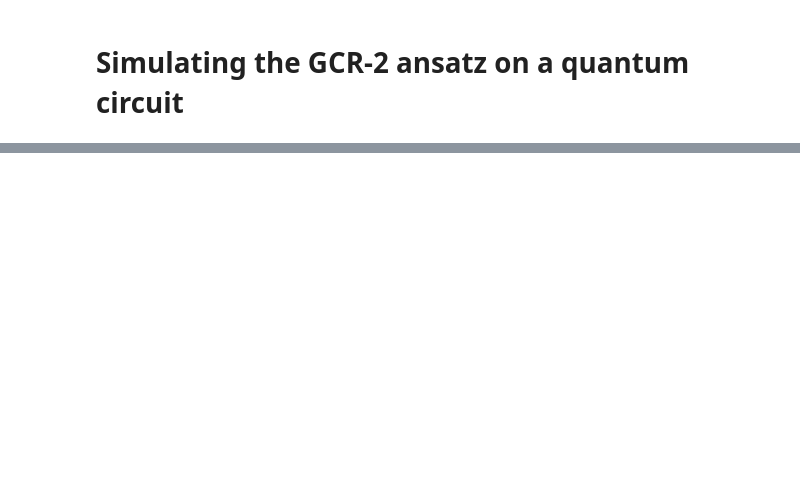
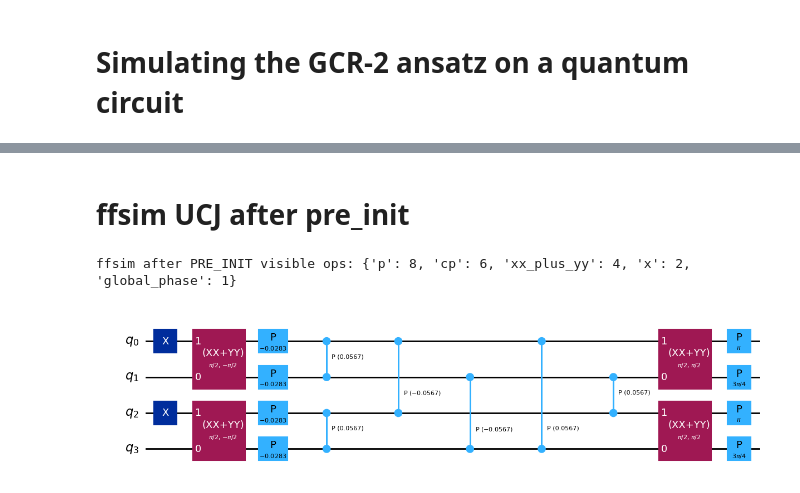
Before and after one commit to davidomanovic/xquces, a Jupyter notebook: examples/igcr2_circuit.ipynb, the cells around one changed output, grey strips where cells are left out. Saved outputs shown, nothing was run; the diff lists cells and outputs as text; code cells hidden in the pictures; blank space fills up the shorter version.

```diff
--- a/examples/igcr2_circuit.ipynb
+++ b/examples/igcr2_circuit.ipynb
@@ -134,0 +202,12 @@ ops:             cx: 1920, rz: 4509, sx: 3988, x: 21
+# %% [markdown]
+# ffsim UCJ after pre_init
+# %%
+import ffsim.qiskit
+
+h2_ffsim_after_pre_init_givens = ffsim.qiskit.PRE_INIT.run(h2_ffsim_circuit)
+
+print("ffsim after PRE_INIT visible ops:", dict(h2_ffsim_after_pre_init_givens.decompose(reps=1).count_ops()))
+h2_ffsim_after_pre_init_givens.decompose(reps=1).draw("mpl", fold=-1, idle_wires=False)
+# %% [output]
+ffsim after PRE_INIT visible ops: {'p': 8, 'cp': 6, 'xx_plus_yy': 4, 'x': 2, 'global_phase': 1}
+[figure, added]
```
Also changed, not shown: parts of 10 cells of this notebook, 1 other file.
